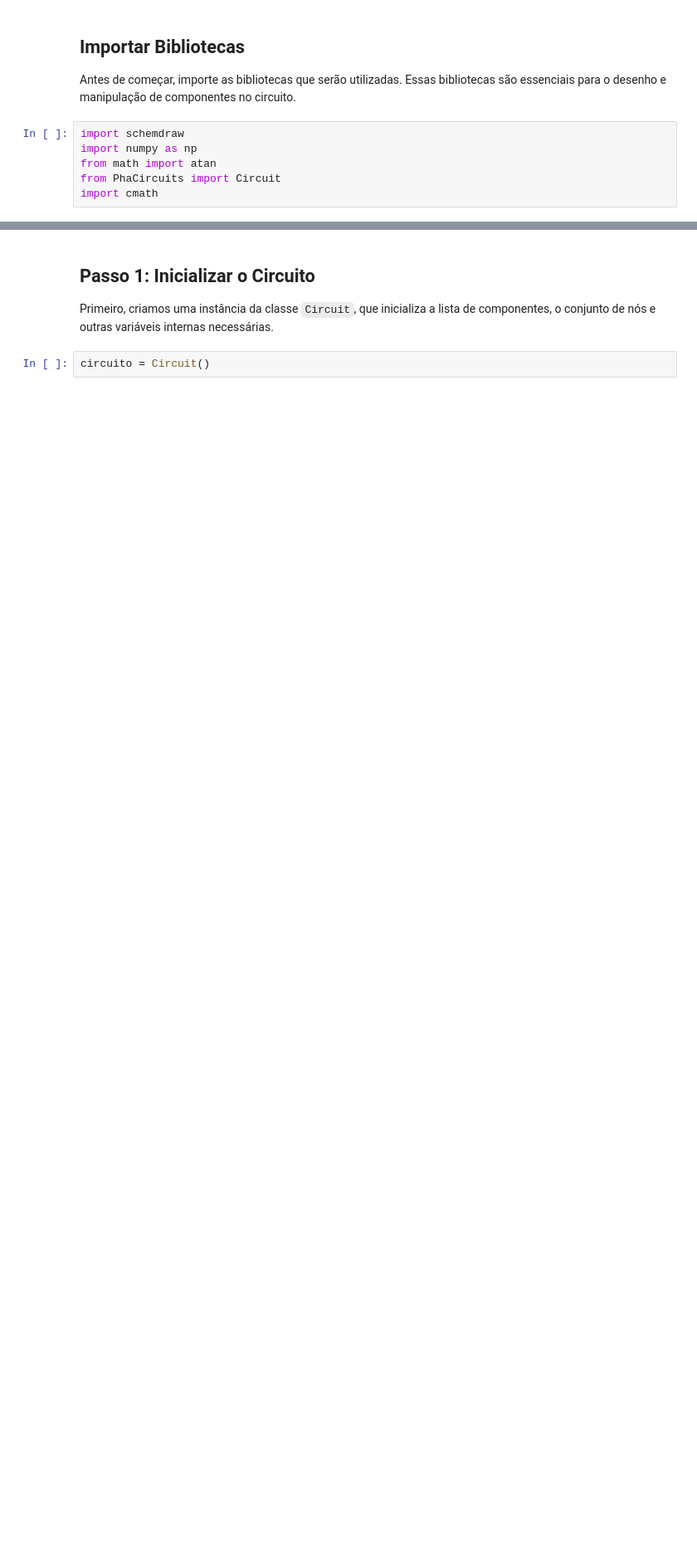
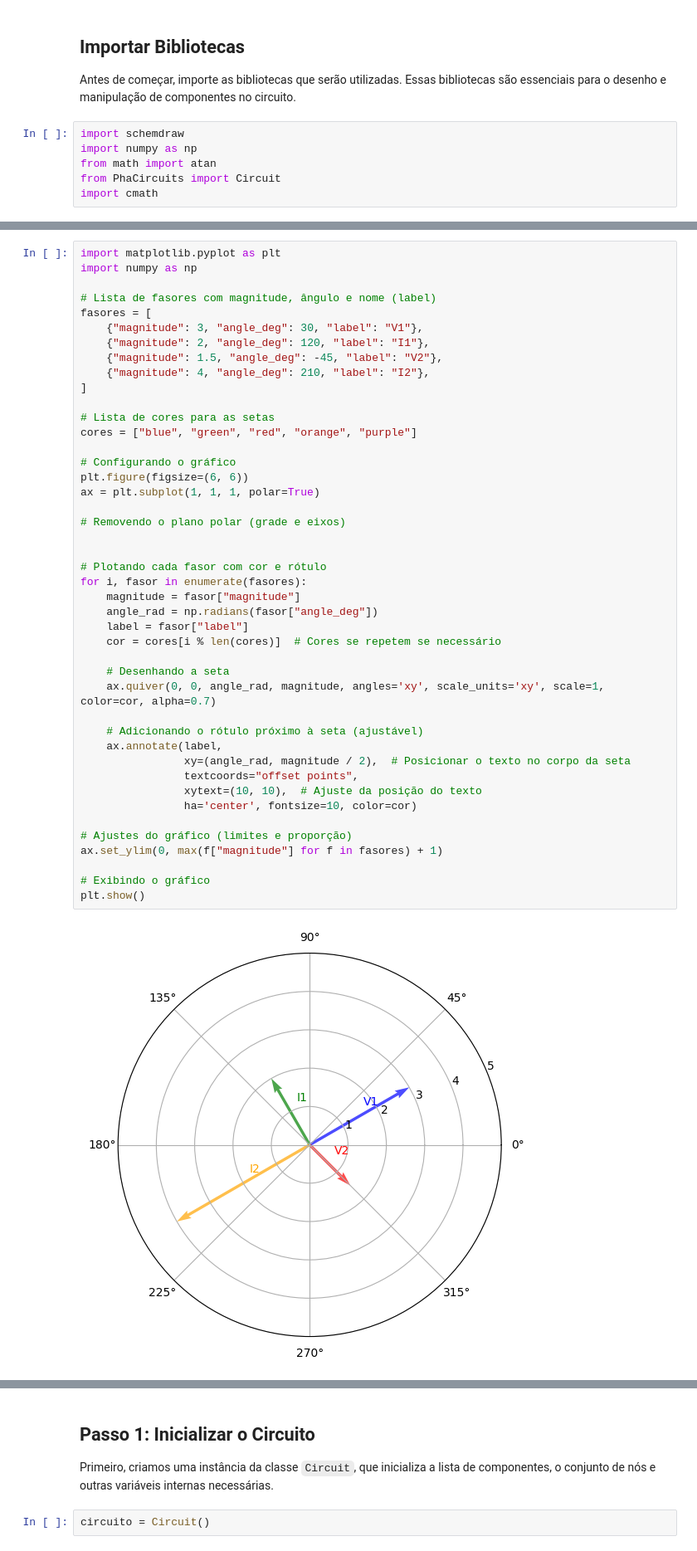
Before and after one commit to ygordealmeida/PhaCircuits, a Jupyter notebook: Exemplos/Guia_de_Uso.ipynb, the cells around one changed output, grey strips where cells are left out. Shown at 83% size. Cells and saved outputs as stored; diff of their text form; blank space fills up the shorter version.

```diff
--- a/Exemplos/Guia_de_Uso.ipynb
+++ b/Exemplos/Guia_de_Uso.ipynb
@@ -44,0 +81,46 @@ import cmath
+# %%
+import matplotlib.pyplot as plt
+import numpy as np
+
+# Lista de fasores com magnitude, ângulo e nome (label)
+fasores = [
+    {"magnitude": 3, "angle_deg": 30, "label": "V1"},
+    {"magnitude": 2, "angle_deg": 120, "label": "I1"},
+    {"magnitude": 1.5, "angle_deg": -45, "label": "V2"},
+    {"magnitude": 4, "angle_deg": 210, "label": "I2"},
+]
+
+# Lista de cores para as setas
+cores = ["blue", "green", "red", "orange", "purple"]
+
+# Configurando o gráfico
+plt.figure(figsize=(6, 6))
+ax = plt.subplot(1, 1, 1, polar=True)
+
+# Removendo o plano polar (grade e eixos)
+
+
+# Plotando cada fasor com cor e rótulo
+for i, fasor in enumerate(fasores):
+    magnitude = fasor["magnitude"]
+    angle_rad = np.radians(fasor["angle_deg"])
+    label = fasor["label"]
+    cor = cores[i % len(cores)]  # Cores se repetem se necessário
+
+    # Desenhando a seta
+    ax.quiver(0, 0, angle_rad, magnitude, angles='xy', scale_units='xy', scale=1, color=cor, alpha=0.7)
+
+    # Adicionando o rótulo próximo à seta (ajustável)
+    ax.annotate(label,
+                xy=(angle_rad, magnitude / 2),  # Posicionar o texto no corpo da seta
+                textcoords="offset points",
+                xytext=(10, 10),  # Ajuste da posição do texto
+                ha='center', fontsize=10, color=cor)
+
+# Ajustes do gráfico (limites e proporção)
+ax.set_ylim(0, max(f["magnitude"] for f in fasores) + 1)
+
+# Exibindo o gráfico
+plt.show()
+# %% [output]
+[figure, added]
```
Also changed, not shown: parts of 6 cells of this notebook.
